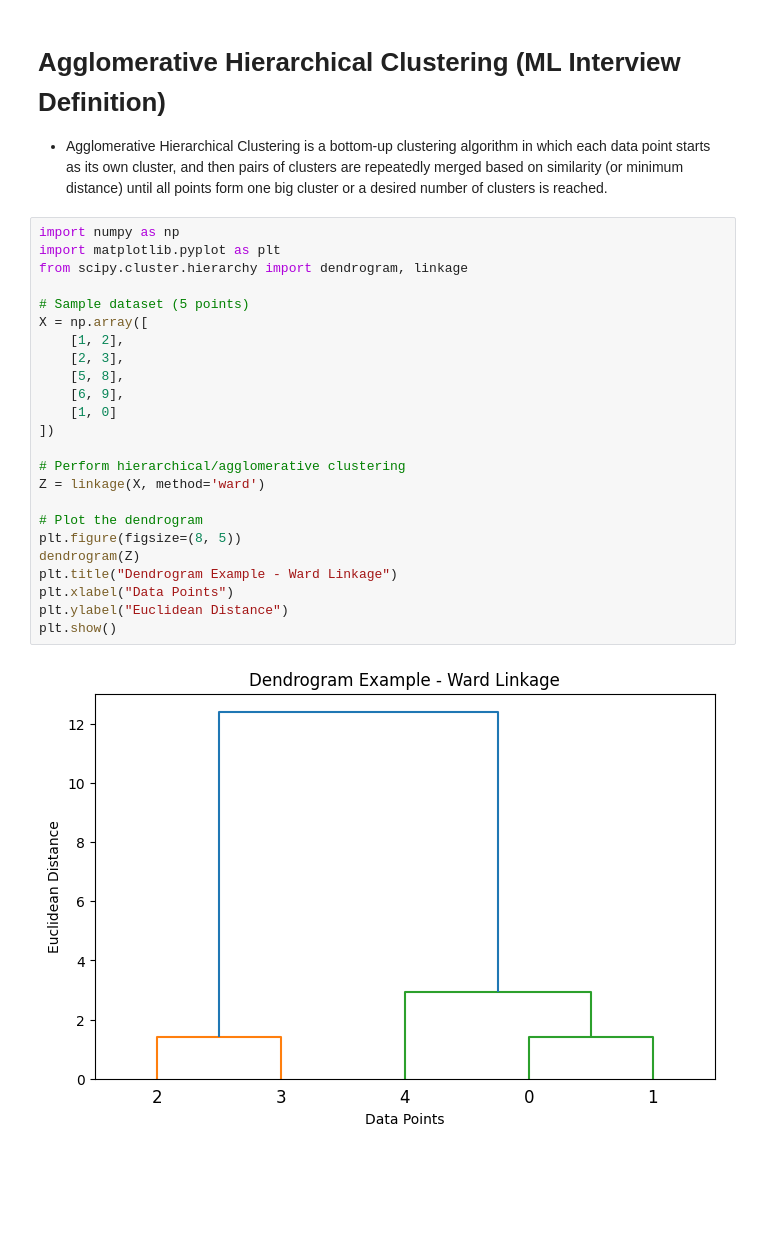
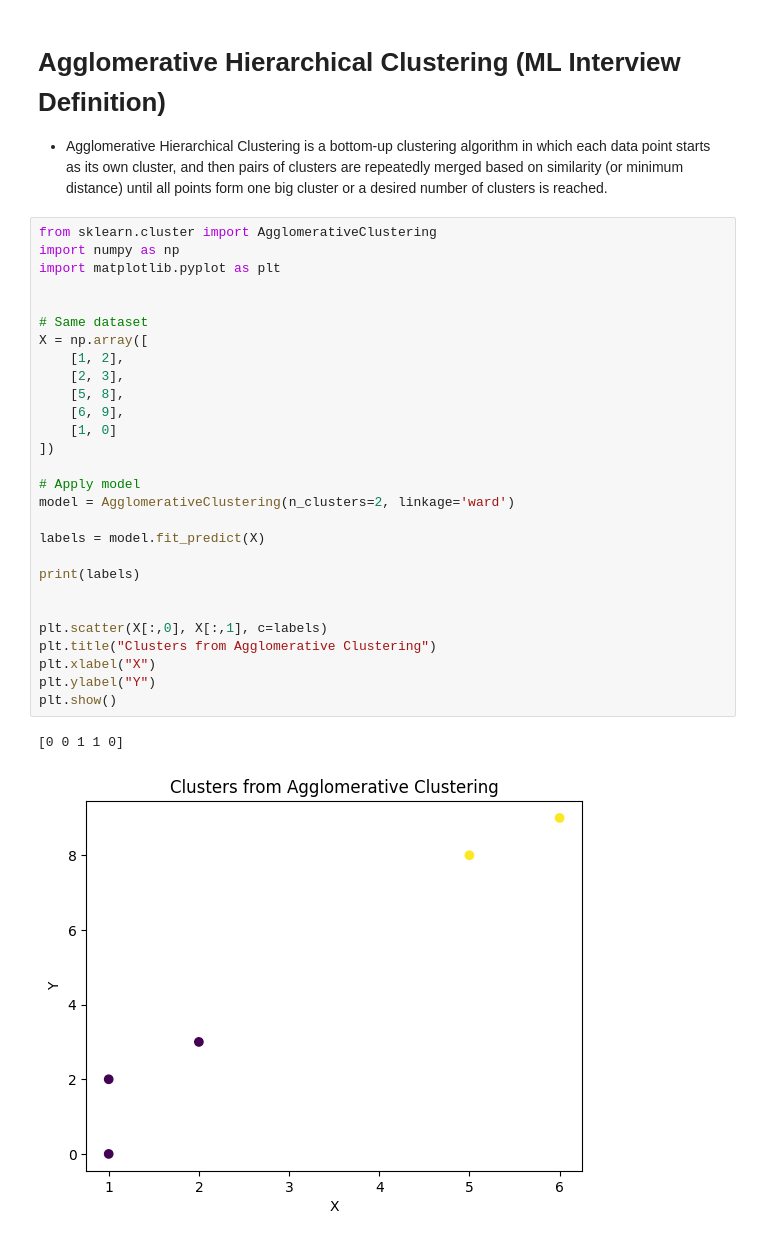
Before and after one commit to Yashshakya1/Data_Science_macbook, a Jupyter notebook: data science(self learning)/machine learning (ML)/unsupervised learning/Agglomerative Hierarchical Clustering .ipynb, the cells around one changed output. Saved outputs shown, nothing was run; the diff lists cells and outputs as text; blank space fills up the shorter version.

```diff
--- a/data science(self learning)/machine learning (ML)/unsupervised learning/Agglomerative Hierarchical Clustering .ipynb
+++ b/data science(self learning)/machine learning (ML)/unsupervised learning/Agglomerative Hierarchical Clustering .ipynb
@@ -106,29 +106,34 @@ This gives the optimal number of clusters.
 # %% [markdown]
 # Agglomerative Hierarchical Clustering (ML Interview Definition)
 * Agglomerative Hierarchical Clustering is a bottom-up clustering algorithm in which each data point starts as its own cluster, and then pairs of clusters are repeatedly merged based on similarity (or minimum distance) until all points form one big cluster or a desired number of clusters is reached.
-# %%
-import numpy as np
-import matplotlib.pyplot as plt
-from scipy.cluster.hierarchy import dendrogram, linkage
-
-# Sample dataset (5 points)
-X = np.array([
-    [1, 2],
-    [2, 3],
-    [5, 8],
-    [6, 9],
-    [1, 0]
-])
-
-# Perform hierarchical/agglomerative clustering
-Z = linkage(X, method='ward')
-
-# Plot the dendrogram
-plt.figure(figsize=(8, 5))
-dendrogram(Z)
-plt.title("Dendrogram Example - Ward Linkage")
-plt.xlabel("Data Points")
-plt.ylabel("Euclidean Distance")
-plt.show()
-# %% [output]
-[figure, removed]
+# %%
+from sklearn.cluster import AgglomerativeClustering
+import numpy as np
+import matplotlib.pyplot as plt
+
+
+# Same dataset
+X = np.array([
+    [1, 2],
+    [2, 3],
+    [5, 8],
+    [6, 9],
+    [1, 0]
+])
+
+# Apply model
+model = AgglomerativeClustering(n_clusters=2, linkage='ward')
+
+labels = model.fit_predict(X)
+
+print(labels)
+
+
+plt.scatter(X[:,0], X[:,1], c=labels)
+plt.title("Clusters from Agglomerative Clustering")
+plt.xlabel("X")
+plt.ylabel("Y")
+plt.show()
+# %% [output]
+[0 0 1 1 0]
+[figure, added]
```
Also changed, not shown: parts of 1 cell of this notebook, 5 other files.
